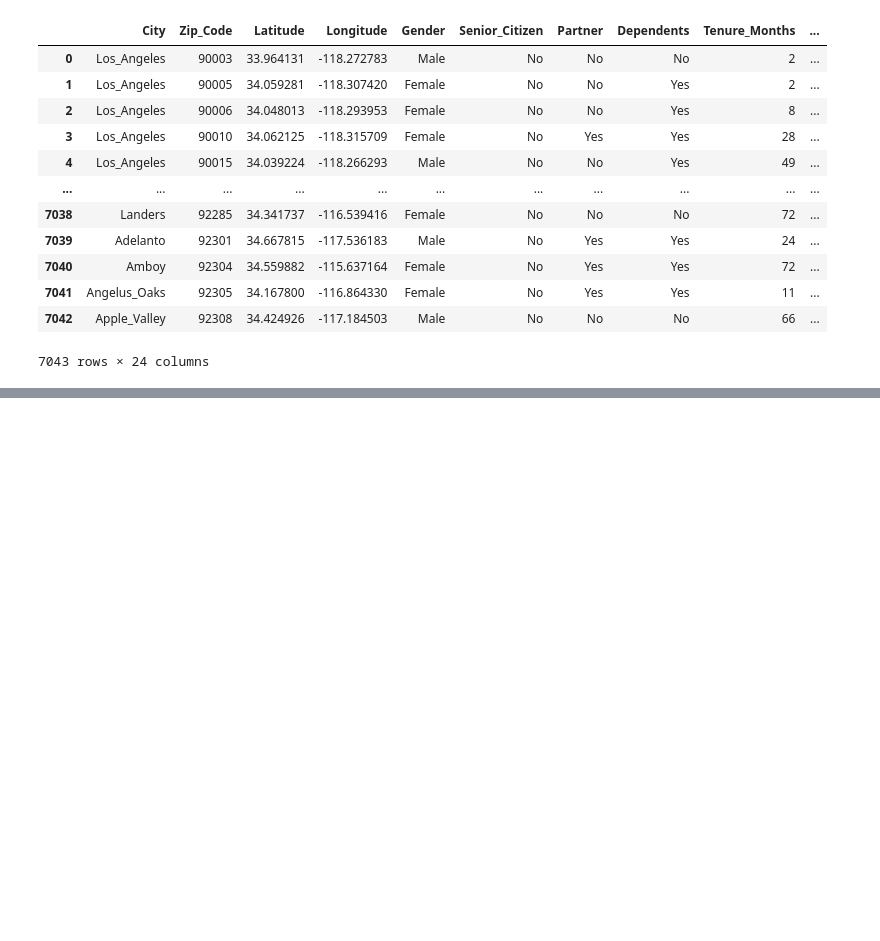
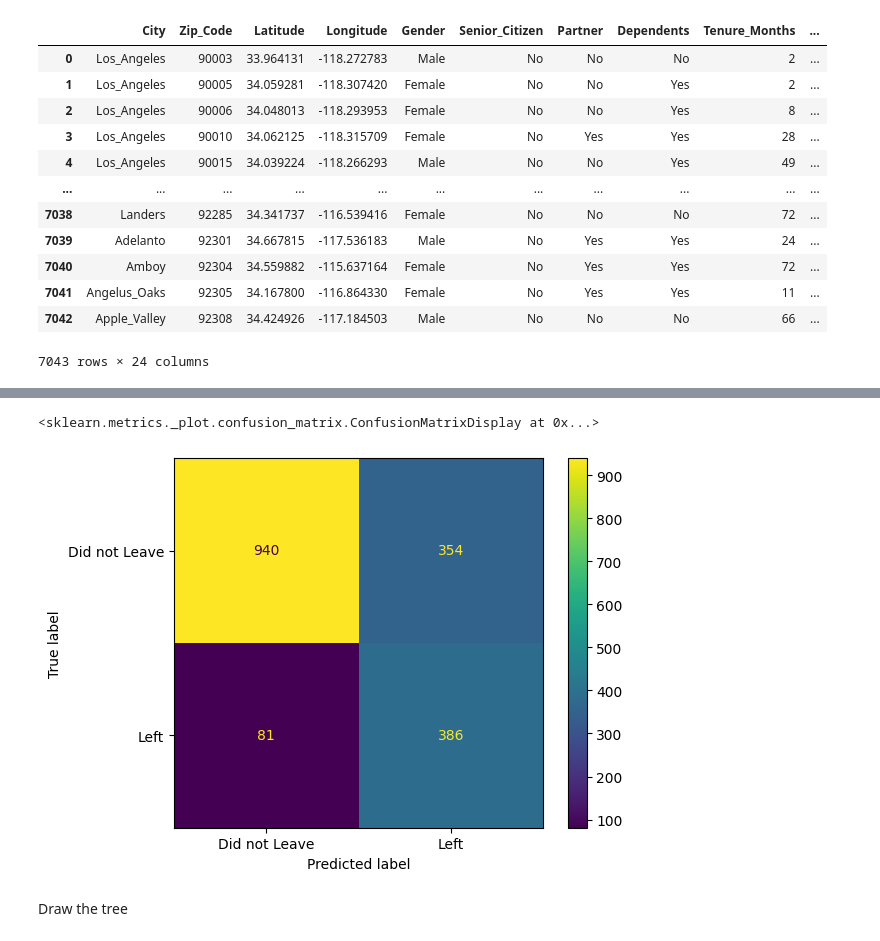
Before and after one commit to Simeon-Skopalik/XGBoost-for-Telecom-Churn, a Jupyter notebook: Notebooks/TVChurn_XGBoost.ipynb, the cells around one changed output, grey strips where cells are left out. Drawn from its saved outputs; the diff is of its cells as text; code cells hidden in the pictures; blank space fills up the shorter version.

```diff
--- a/Notebooks/TVChurn_XGBoost.ipynb
+++ b/Notebooks/TVChurn_XGBoost.ipynb
@@ -144,0 +376,17 @@ df.replace(' ', '_', regex=True, inplace=True)
+# %%
+clf_xgb_op = xgb.XGBClassifier(objective='binary:logistic',
+                             missing=None,
+                             early_stopping_rounds=10, # define the number of trees to build after the predicions stop improving before stopping
+                             eval_metric='aucpr',      # auc is used as the way of determing when the predictions stop improving
+                             seed=42,
+                             gamma=0.25,
+                             learning_rate=0.1,
+                             max_depth=4,
+                             reg_lambda=10,
+                             scale_pos_weight=3,
+                             subsample=0.9,
+                             colsample_bytree=0.5) # binary logistic objective is used for classification because XGBoost uses logistir regression approach to evaluate performance;
+clf_xgb_op.fit(X_train,
+            y_train,
+            verbose=True,
+            eval_set = [(X_test, y_test)]) # pass the testing set for the performance calculations
@@ -144,0 +422,11 @@ df.replace(' ', '_', regex=True, inplace=True)
+# %%
+ConfusionMatrixDisplay.from_estimator(clf_xgb_op,
+                      X_test,
+                      y_test,
+                      values_format='d',
+                      display_labels=["Did not Leave", "Left"])
+# %% [output]
+<sklearn.metrics._plot.confusion_matrix.ConfusionMatrixDisplay at 0x...>
+[figure, added]
+# %% [markdown]
+Draw the tree
```
Also changed, not shown: parts of 28 cells of this notebook, 7 other files.
